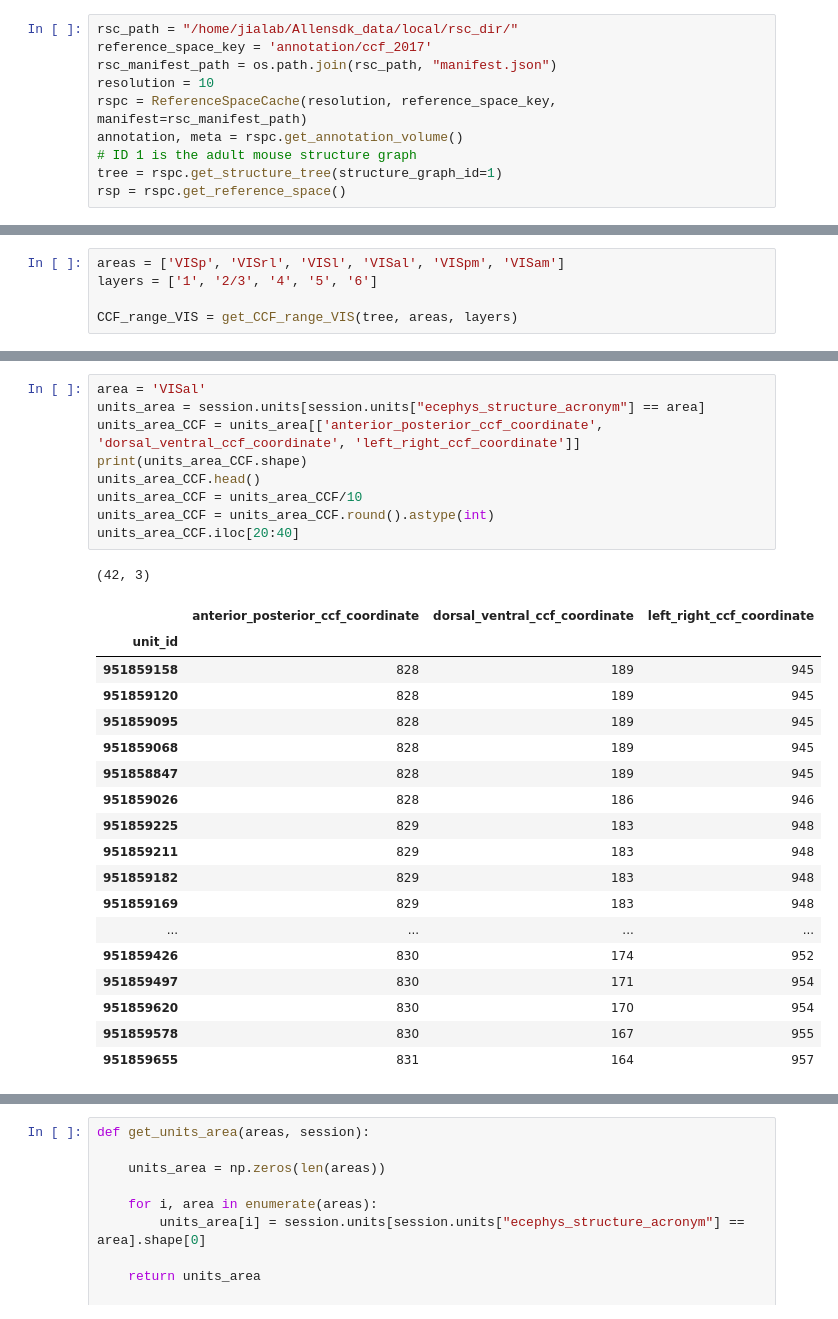
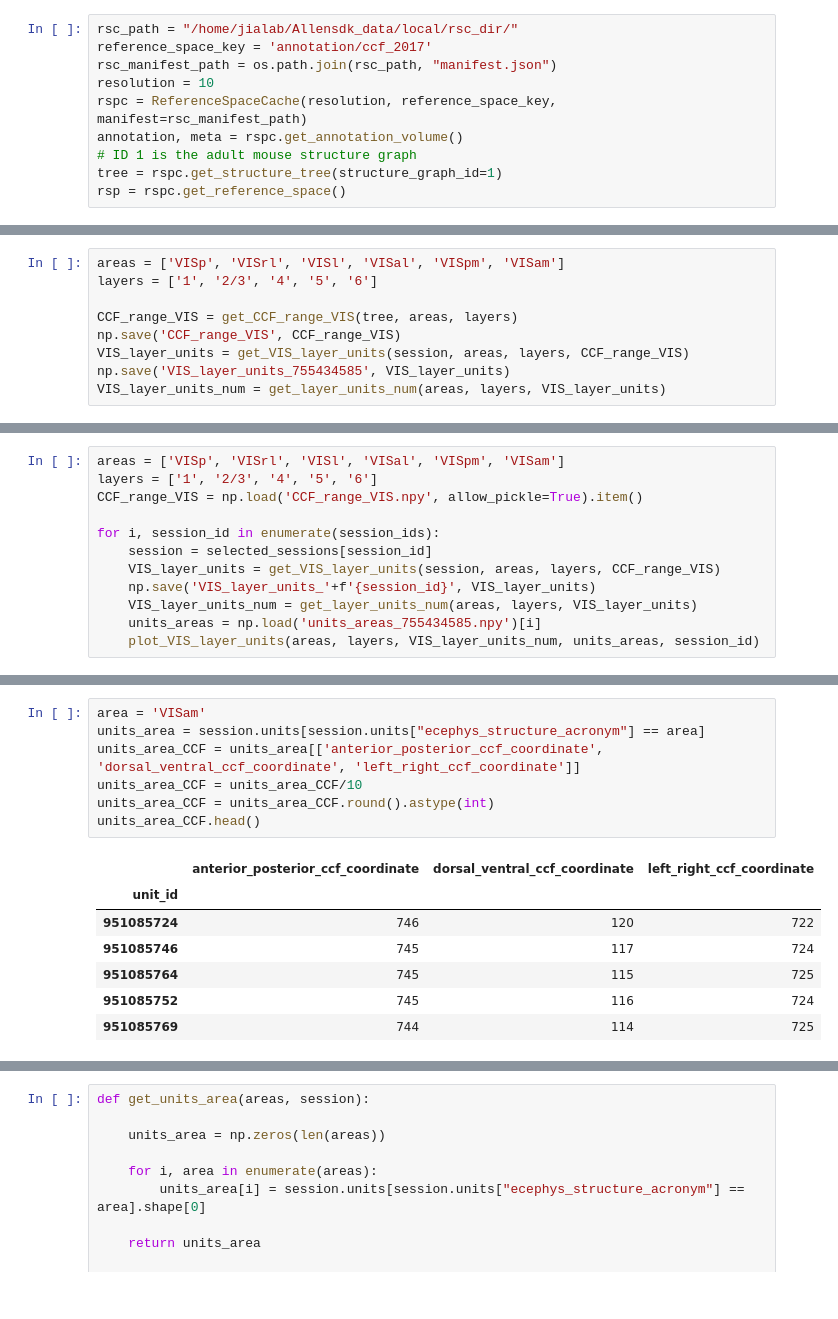
Before and after one commit to Jp-17/Coding_learning, a Jupyter notebook: Project_explore/Information flow across areas/CS_CCA_part5.ipynb, the cells around one changed output, grey strips where cells are left out. Drawn from its saved outputs; the diff is of its cells as text.

Commit message:
start layer analysis

```diff
--- a/Project_explore/Information flow across areas/CS_CCA_part5.ipynb
+++ b/Project_explore/Information flow across areas/CS_CCA_part5.ipynb
@@ -124,3 +159,7 @@ areas = ['VISp', 'VISrl', 'VISl', 'VISal', 'VISpm', 'VISam']
 layers = ['1', '2/3', '4', '5', '6']
 
 CCF_range_VIS = get_CCF_range_VIS(tree, areas, layers)
+np.save('CCF_range_VIS', CCF_range_VIS)
+VIS_layer_units = get_VIS_layer_units(session, areas, layers, CCF_range_VIS)
+np.save('VIS_layer_units_755434585', VIS_layer_units)
+VIS_layer_units_num = get_layer_units_num(areas, layers, VIS_layer_units)
@@ -156,0 +166,12 @@ print(df == d)
+# %%
+areas = ['VISp', 'VISrl', 'VISl', 'VISal', 'VISpm', 'VISam']
+layers = ['1', '2/3', '4', '5', '6']
+CCF_range_VIS = np.load('CCF_range_VIS.npy', allow_pickle=True).item()
+
+for i, session_id in enumerate(session_ids):
+    session = selected_sessions[session_id]
+    VIS_layer_units = get_VIS_layer_units(session, areas, layers, CCF_range_VIS)
+    np.save('VIS_layer_units_'+f'{session_id}', VIS_layer_units)
+    VIS_layer_units_num = get_layer_units_num(areas, layers, VIS_layer_units)
+    units_areas = np.load('units_areas_755434585.npy')[i]
+    plot_VIS_layer_units(areas, layers, VIS_layer_units_num, units_areas, session_id)
@@ -157,29 +187,15 @@ print(df == d)
 # %%
-area = 'VISal'
+area = 'VISam'
 units_area = session.units[session.units["ecephys_structure_acronym"] == area]
 units_area_CCF = units_area[['anterior_posterior_ccf_coordinate', 'dorsal_ventral_ccf_coordinate', 'left_right_ccf_coordinate']]
-print(units_area_CCF.shape)
-units_area_CCF.head()
 units_area_CCF = units_area_CCF/10
 units_area_CCF = units_area_CCF.round().astype(int)
-units_area_CCF.iloc[20:40]
+units_area_CCF.head()
 # %% [output]
-(42, 3)
 |  | anterior_posterior_ccf_coordinate | dorsal_ventral_ccf_coordinate | left_right_ccf_coordinate |
 | unit_id |  |  |  |
-| 951859158 | 828 | 189 | 945 |
-| 951859120 | 828 | 189 | 945 |
-| 951859095 | 828 | 189 | 945 |
-| 951859068 | 828 | 189 | 945 |
-| 951858847 | 828 | 189 | 945 |
-| 951859026 | 828 | 186 | 946 |
-| 951859225 | 829 | 183 | 948 |
-| 951859211 | 829 | 183 | 948 |
-| 951859182 | 829 | 183 | 948 |
-| 951859169 | 829 | 183 | 948 |
-| ... | ... | ... | ... |
-| 951859426 | 830 | 174 | 952 |
-| 951859497 | 830 | 171 | 954 |
-| 951859620 | 830 | 170 | 954 |
-| 951859578 | 830 | 167 | 955 |
-| 951859655 | 831 | 164 | 957 |
+| 951085724 | 746 | 120 | 722 |
+| 951085746 | 745 | 117 | 724 |
+| 951085764 | 745 | 115 | 725 |
+| 951085752 | 745 | 116 | 724 |
+| 951085769 | 744 | 114 | 725 |
```
Also changed, not shown: parts of 9 cells of this notebook, 10 other files.
